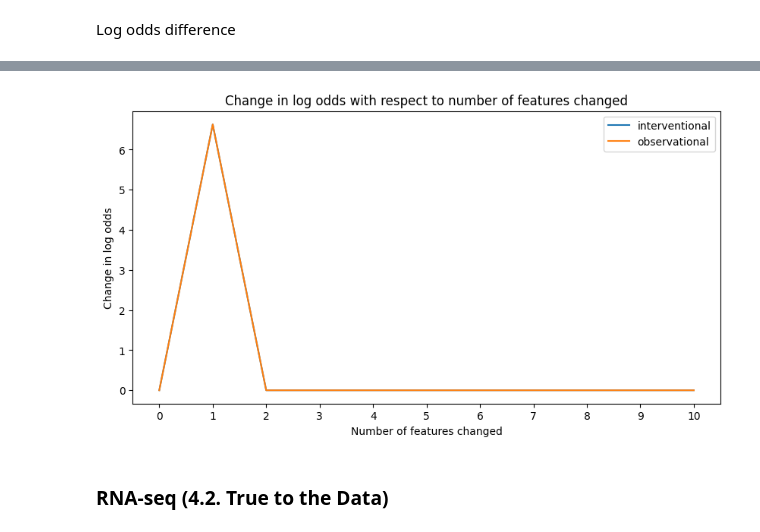
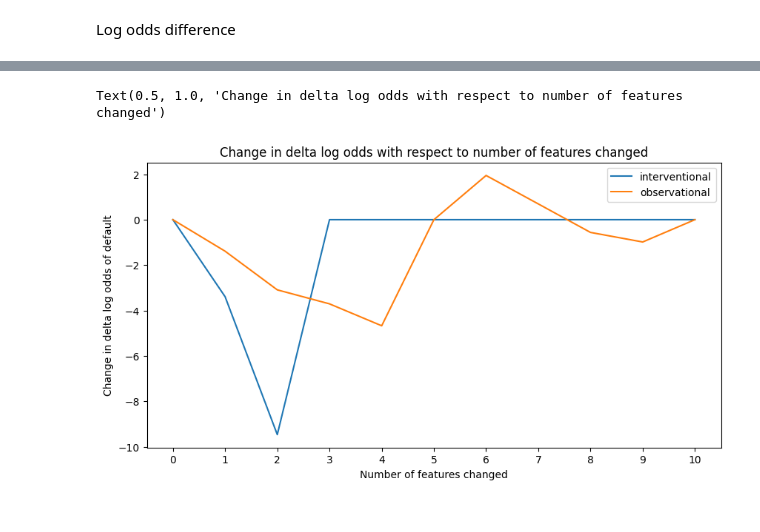
Before and after one commit to nthng-quan/t2mt2d-intro-to-ml, a Jupyter notebook: shap.ipynb, the cells around one changed output, grey strips where cells are left out. Drawn from its saved outputs; the diff is of its cells as text; code cells hidden in the pictures.

```diff
--- a/shap.ipynb
+++ b/shap.ipynb
@@ -320,0 +400,37 @@ logodds_i, logodds_diff_i = logodds(X_test, logreg, top10_ft_i)
+# %%
+def logodds_default(X_test, logreg, top10_ft_dict, diff=True):
+    X_test_modified = X_test.copy()
+    yp=logreg.predict(X_test)
+    logodds_list = [np.log((len(yp[yp == 0])+1)/len(yp[yp == 1]+1))]
+
+    for feature in top10_ft_dict.keys():
+        if top10_ft_dict[feature] == 0:
+            X_test_modified[feature] = X_test[feature].min()
+        else:
+            X_test_modified[feature] = X_test[feature].max()
+
+        y_pred = logreg.predict(X_test_modified)
+        notdefault = y_pred[y_pred == 1]
+        default = y_pred[y_pred == 0]
+
+        print(f'0/1: {len(notdefault)} / {len(default)}')
+
+        logodds_list.append(np.log((len(default)+1)/(len(notdefault)+1)))
+
+    print('-----------------')
+
+    if diff:
+        logodds_diff = []
+        for i in range(len(logodds_list)):
+            logodds_diff.append(logodds_list[i] - logodds_list[i-1])
+
+        logodds_diff[0] = 0
+        logodds_diff
+
+        return logodds_list, logodds_diff
+
+    else:
+        return logodds_list
+# %%
+logodds_c, logodds_diff_c = logodds_default(X_test, logreg, ft_c_dict)
+logodds_i, logodds_diff_i = logodds_default(X_test, logreg, ft_i_dict)
@@ -321,14 +468,13 @@ logodds_i, logodds_diff_i = logodds(X_test, logreg, top10_ft_i)
 # %%
+# delta logodds
 plt.figure(figsize=(10, 5))
 plt.plot(np.arange(0, 11), logodds_diff_i, label='interventional')
 plt.plot(np.arange(0, 11), logodds_diff_c, label='observational')
 plt.xlabel('Number of features changed')
-plt.ylabel('Change in log odds')
-plt.title('Change in log odds with respect to number of features changed')
+plt.ylabel('Change in delta log odds of default')
+plt.legend()
 plt.xticks(np.arange(0, 11))
-plt.legend()
-plt.show()
+plt.title('Change in delta log odds with respect to number of features changed')
 # %% [output]
+Text(0.5, 1.0, 'Change in delta log odds with respect to number of features changed')
-[figure, old version]
+[figure, new version]
-# %% [markdown]
-### RNA-seq (4.2. True to the Data)
```
Also changed, not shown: parts of 52 cells of this notebook, 1 other file.
